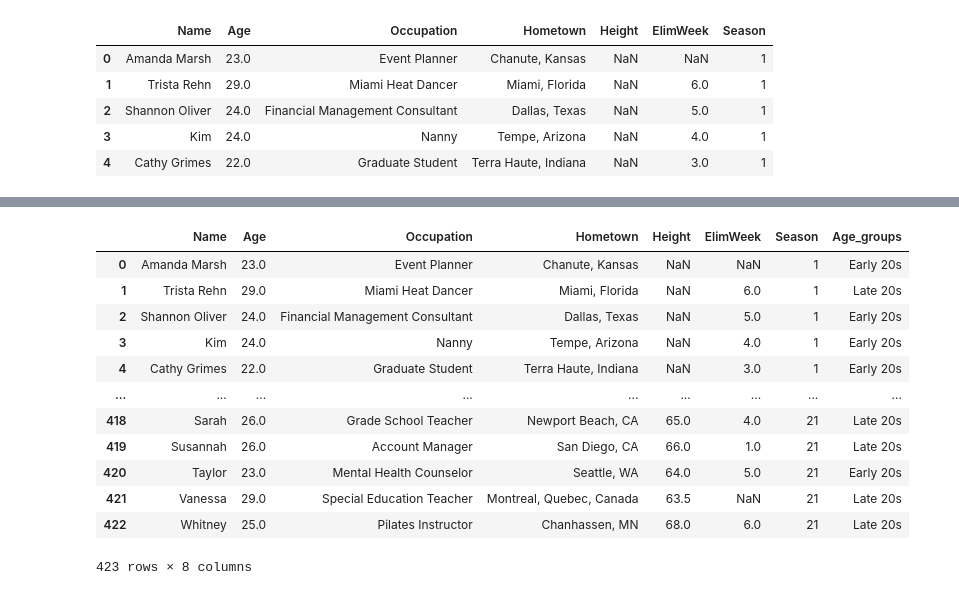
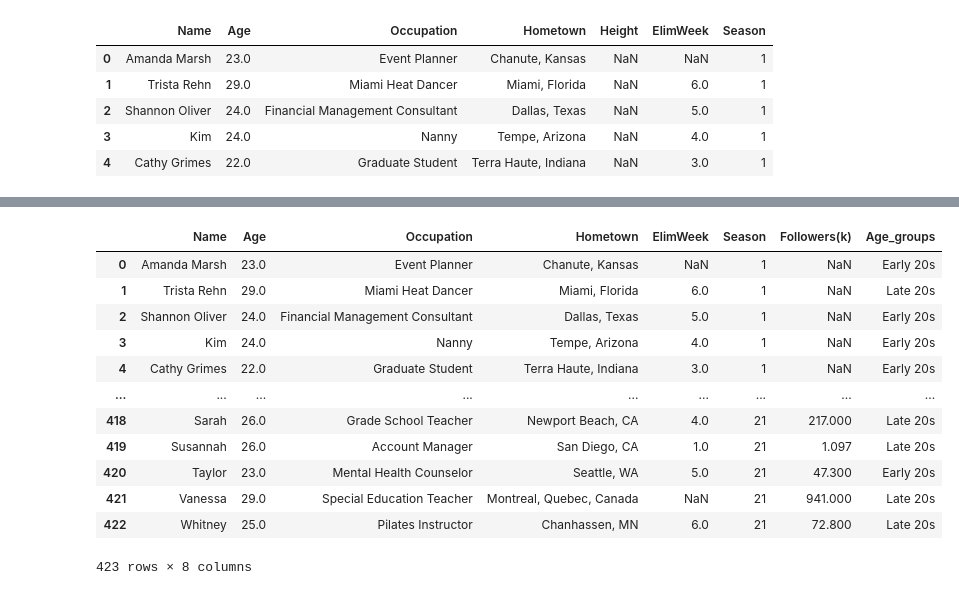
Before and after one commit to WilliamDHughes/smu_project1_bachelor, a Jupyter notebook: Will's Work/the bachelor data cleaning I guess.ipynb, the cells around one changed output, grey strips where cells are left out. Drawn from its saved outputs; the diff is of its cells as text; code cells hidden in the pictures.

```diff
--- a/Will's Work/the bachelor data cleaning I guess.ipynb
+++ b/Will's Work/the bachelor data cleaning I guess.ipynb
@@ -14,0 +18,5 @@ bachelor_zf2.namelist()
+# %%
+data_xls = pd.read_excel(other_bachelor, 'Contestants', index_col=None)
+data_xls.to_csv('csvfile.csv', encoding='utf-8')
+followers_df = data_xls
+followers_df.head()
@@ -22,3 +37,6 @@ df1.head()
 | 2 | Shannon Oliver | 24.0 | Financial Management Consultant | Dallas, Texas | NaN | 5.0 | 1 |
 | 3 | Kim | 24.0 | Nanny | Tempe, Arizona | NaN | 4.0 | 1 |
 | 4 | Cathy Grimes | 22.0 | Graduate Student | Terra Haute, Indiana | NaN | 3.0 | 1 |
+# %%
+df1 = df1.merge(followers_df, how='left')
+df1.head()
@@ -24,0 +50,3 @@ df1.head()
+# %%
+df2 = df1.drop(['Last Name', 'Height', 'City', 'State', 'Country', 'Outcome', 'Elimination_Week', 'Was_Bachelorette', 'Note', 'Place'], axis=1)
+df2.head()
@@ -25,4 +60,4 @@ df1.head()
 # %%
-df2 = pd.read_csv(bachelor_zf. open('bachelorette-contestants.csv'))
-df3 = pd.read_csv(bachelor_zf. open('bachelorettes.csv'))
-df4 = pd.read_csv(bachelor_zf. open('bachelors.csv'))
+# df2 = pd.read_csv(bachelor_zf. open('bachelorette-contestants.csv'))
+# df3 = pd.read_csv(bachelor_zf. open('bachelorettes.csv'))
+# df4 = pd.read_csv(bachelor_zf. open('bachelors.csv'))
@@ -66,20 +82,20 @@ df1.sort_values(by='Age')
 # %%
 bins = [0, 24, 29, 34, 39]
 age_groups = ['Early 20s', 'Late 20s', 'Early 30s', 'Late 30s']
 
-df1['Age_groups'] = pd.cut(df1['Age'], bins, labels=age_groups, include_lowest=True)
-df1
+df2['Age_groups'] = pd.cut(df2['Age'], bins, labels=age_groups, include_lowest=True)
+df2
 # %% [output]
-|  | Name | Age | Occupation | Hometown | Height | ElimWeek | Season | Age_groups |
-| 0 | Amanda Marsh | 23.0 | Event Planner | Chanute, Kansas | NaN | NaN | 1 | Early 20s |
-| 1 | Trista Rehn | 29.0 | Miami Heat Dancer | Miami, Florida | NaN | 6.0 | 1 | Late 20s |
-| 2 | Shannon Oliver | 24.0 | Financial Management Consultant | Dallas, Texas | NaN | 5.0 | 1 | Early 20s |
-| 3 | Kim | 24.0 | Nanny | Tempe, Arizona | NaN | 4.0 | 1 | Early 20s |
-| 4 | Cathy Grimes | 22.0 | Graduate Student | Terra Haute, Indiana | NaN | 3.0 | 1 | Early 20s |
+|  | Name | Age | Occupation | Hometown | ElimWeek | Season | Followers(k) | Age_groups |
+| 0 | Amanda Marsh | 23.0 | Event Planner | Chanute, Kansas | NaN | 1 | NaN | Early 20s |
+| 1 | Trista Rehn | 29.0 | Miami Heat Dancer | Miami, Florida | 6.0 | 1 | NaN | Late 20s |
+| 2 | Shannon Oliver | 24.0 | Financial Management Consultant | Dallas, Texas | 5.0 | 1 | NaN | Early 20s |
+| 3 | Kim | 24.0 | Nanny | Tempe, Arizona | 4.0 | 1 | NaN | Early 20s |
+| 4 | Cathy Grimes | 22.0 | Graduate Student | Terra Haute, Indiana | 3.0 | 1 | NaN | Early 20s |
 | ... | ... | ... | ... | ... | ... | ... | ... | ... |
-| 418 | Sarah | 26.0 | Grade School Teacher | Newport Beach, CA | 65.0 | 4.0 | 21 | Late 20s |
-| 419 | Susannah | 26.0 | Account Manager | San Diego, CA | 66.0 | 1.0 | 21 | Late 20s |
-| 420 | Taylor | 23.0 | Mental Health Counselor | Seattle, WA | 64.0 | 5.0 | 21 | Early 20s |
-| 421 | Vanessa | 29.0 | Special Education Teacher | Montreal, Quebec, Canada | 63.5 | NaN | 21 | Late 20s |
-| 422 | Whitney | 25.0 | Pilates Instructor | Chanhassen, MN | 68.0 | 6.0 | 21 | Late 20s |
+| 418 | Sarah | 26.0 | Grade School Teacher | Newport Beach, CA | 4.0 | 21 | 217.000 | Late 20s |
+| 419 | Susannah | 26.0 | Account Manager | San Diego, CA | 1.0 | 21 | 1.097 | Late 20s |
+| 420 | Taylor | 23.0 | Mental Health Counselor | Seattle, WA | 5.0 | 21 | 47.300 | Early 20s |
+| 421 | Vanessa | 29.0 | Special Education Teacher | Montreal, Quebec, Canada | NaN | 21 | 941.000 | Late 20s |
+| 422 | Whitney | 25.0 | Pilates Instructor | Chanhassen, MN | 6.0 | 21 | 72.800 | Late 20s |
 423 rows × 8 columns
```
Also changed, not shown: parts of 16 cells of this notebook, 1 other file.
